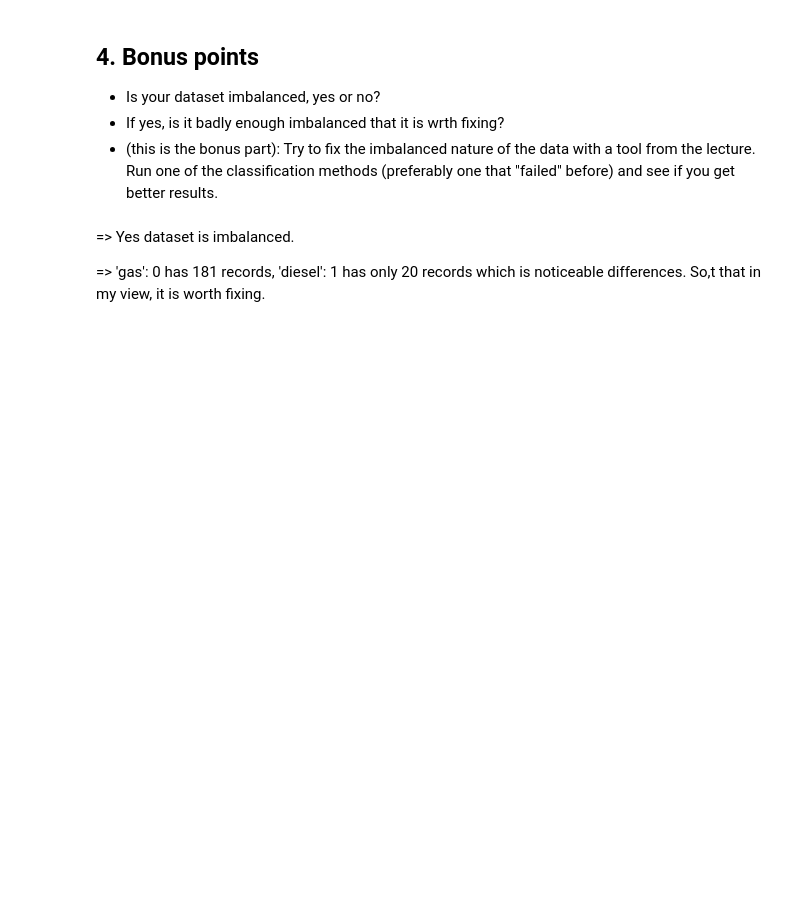
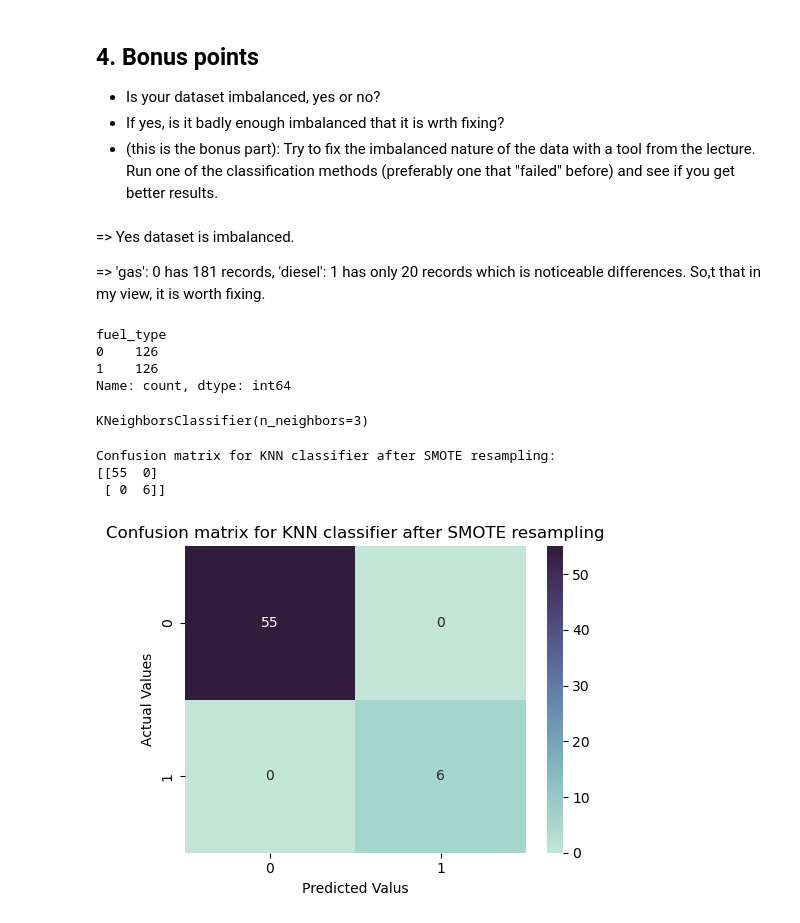
Before and after one commit to buddhathapa12/PrespectiveOnDataScience, a Jupyter notebook: ClassificationAnalysis/E923Q669_CS746_HW5_Classification.ipynb, the cells around one changed output. Drawn from its saved outputs; the diff is of its cells as text; code cells hidden in the pictures; blank space fills up the shorter version.

```diff
--- a/ClassificationAnalysis/E923Q669_CS746_HW5_Classification.ipynb
+++ b/ClassificationAnalysis/E923Q669_CS746_HW5_Classification.ipynb
@@ -639,0 +646,31 @@ When we look at K-Nearest Neighbor model, it has little less accuracy, precision
+# %%
+y_train_resampled.value_counts()
+# %% [output]
+fuel_type
+0    126
+1    126
+Name: count, dtype: int64
+# %%
+knn_model_smote = KNeighborsClassifier(n_neighbors= 3)
+knn_model_smote.fit(X_train_resampled, y_train_resampled)
+# %% [output]
+KNeighborsClassifier(n_neighbors=3)
+# %%
+y_pred_knn_smote = random_forest_model.predict(X_test)
+
+knn_smote_confusion_matrix = confusion_matrix(y_true= y_test, y_pred= y_pred_knn_smote)
+print(f"Confusion matrix for KNN classifier after SMOTE resampling: \n{knn_smote_confusion_matrix} \n")
+
+#Conffusion matrix plot
+plt.figure(figsize=(5,4))
+sns.heatmap(knn_smote_confusion_matrix, annot= True, cmap= sns.cubehelix_palette(start=.5, rot=-.5, as_cmap=True))
+plt.xlabel("Predicted Valus")
+plt.ylabel("Actual Values")
+plt.title("Confusion matrix for KNN classifier after SMOTE resampling")
+plt.tight_layout()
+plt.show()
+# %% [output]
+Confusion matrix for KNN classifier after SMOTE resampling:
+[[55  0]
+ [ 0  6]]
+[figure, added]
```
Also changed, not shown: parts of 9 cells of this notebook.
